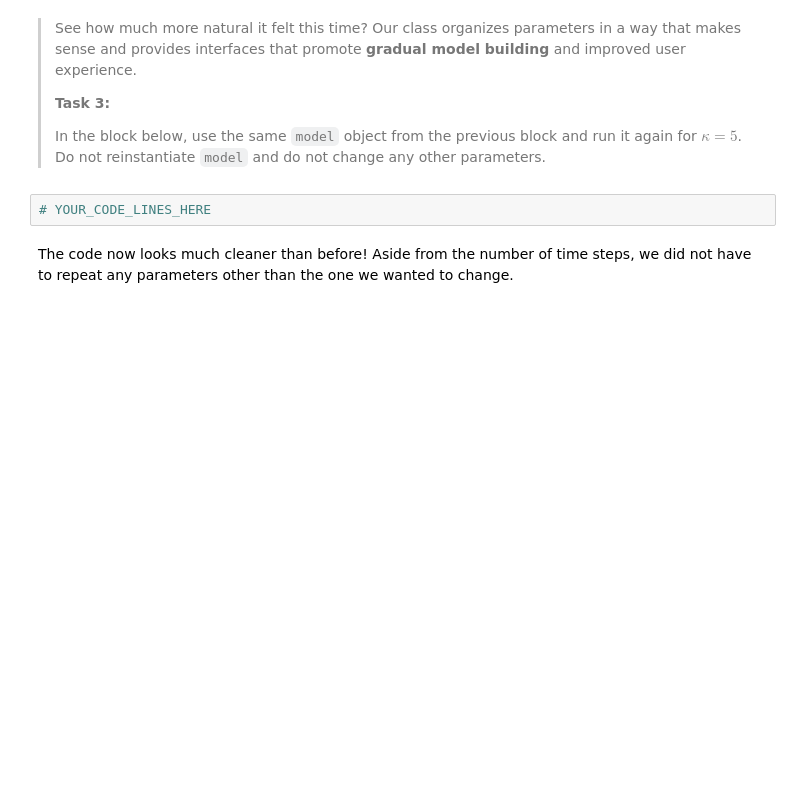
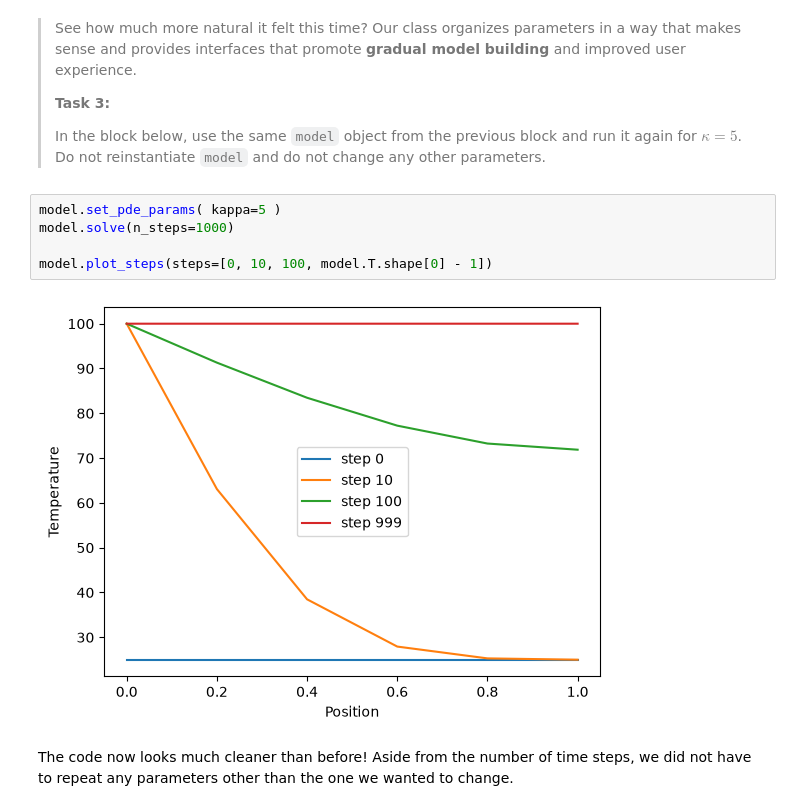
Before and after one commit to avandevelde12/PA2.1, a Jupyter notebook: 2_oop.ipynb, the cells around one changed output. Saved outputs shown, nothing was run; the diff lists cells and outputs as text; blank space fills up the shorter version.

```diff
--- a/2_oop.ipynb
+++ b/2_oop.ipynb
@@ -96,8 +99,13 @@ model.set_bcs(# YOUR_CODE_LINE_HERE )
 > **Task 3:**
 >
 > In the block below, use the same `model` object from the previous block and run it again for $\kappa=5$. Do not reinstantiate `model` and do not change any other parameters.
-# %%
-# YOUR_CODE_LINES_HERE
+# %%
+model.set_pde_params( kappa=5 )
+model.solve(n_steps=1000)
+
+model.plot_steps(steps=[0, 10, 100, model.T.shape[0] - 1])
+# %% [output]
+[figure, added]
 # %% [markdown]
 The code now looks much cleaner than before! Aside from the number of time steps, we did not have to repeat any parameters other than the one we wanted to change.
 # %% [markdown]
```
Also changed, not shown: parts of 6 cells of this notebook, 1 other file.
